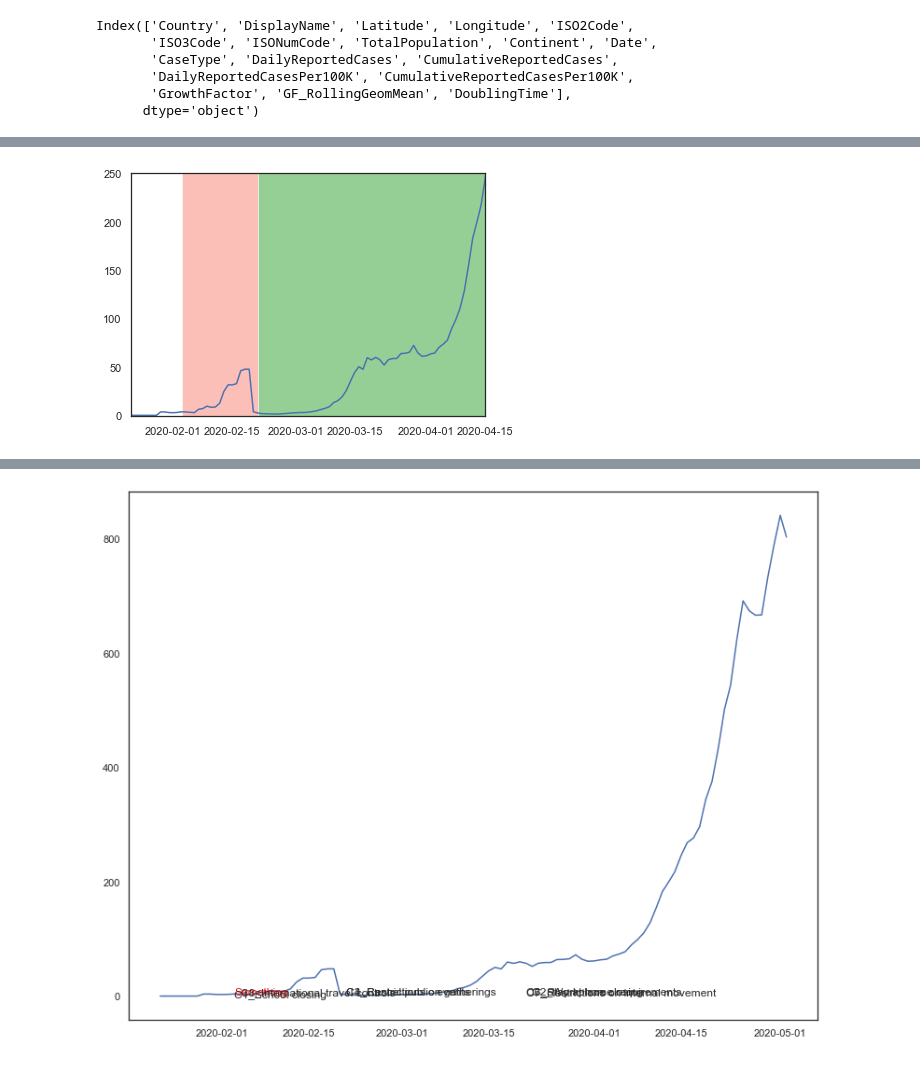
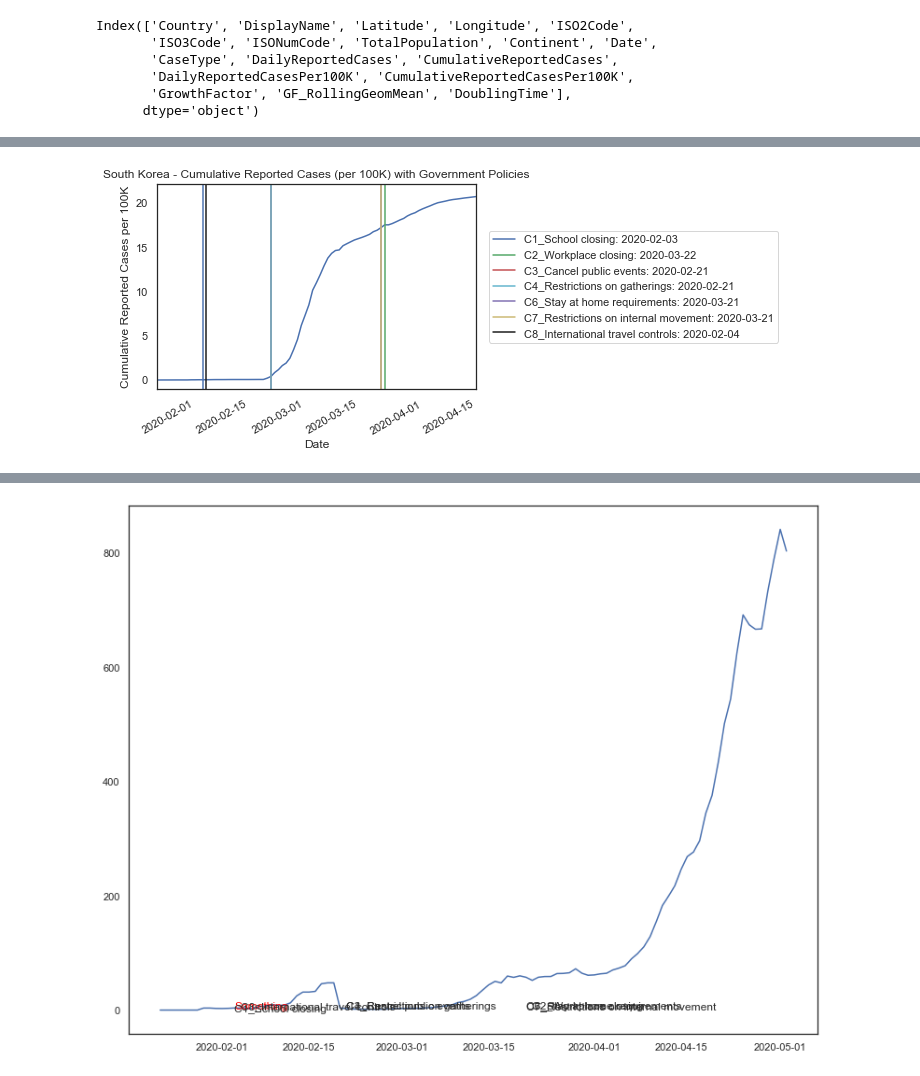
Before and after one commit to mediasittich/covid19-dash-app, a Jupyter notebook: notebooks/Response Notebook.ipynb, the cells around one changed output, grey strips where cells are left out. Cells and saved outputs as stored; diff of their text form; code cells hidden in the pictures.

Commit message:
update map colors, export figures, add ref for oxford dataset

```diff
--- a/notebooks/Response Notebook.ipynb
+++ b/notebooks/Response Notebook.ipynb
@@ -399,0 +414,13 @@ Index(['Country', 'DisplayName', 'Latitude', 'Longitude', 'ISO2Code',
+# %%
+for idx, i in enumerate(x_s):
+    fig.add_annotation(
+        x=i,
+        y=y_s[i]+3,
+        text= list(korea_dict.keys())[i]
+    )
+
+fig.add_annotation(
+        x=x_s[0],
+        y=y_s[0],
+        text= list(korea_dict.keys())[0]
+    )
@@ -399,0 +487,4 @@ Index(['Country', 'DisplayName', 'Latitude', 'Longitude', 'ISO2Code',
+# %%
+labels = list(korea_dict.keys())
+labels[0]
+korea_dict
@@ -400,21 +502,36 @@ Index(['Country', 'DisplayName', 'Latitude', 'Longitude', 'ISO2Code',
 # %%
-fig, ax = plt.subplots(figsize=(11,8.5))
+fig, ax = plt.subplots(figsize=(12,9))
 
 fig = plt.figure()
 ax = fig.add_subplot(111)
 
-ax.plot(korea_covid['DoublingTime'])
+ax.plot(korea_covid['CumulativeReportedCasesPer100K'])
+colors = ['b', 'g', 'r', 'c', 'w', 'm', 'y', 'k']
+
+for idx, i in enumerate(x_s):
+    if korea_dict[labels[idx]]:
+        plt.axvline(
+            datetime.strptime(i, '%Y-%m-%d'),
+            label= labels[idx] + ': ' + i,
+            c=colors[idx]
+        )
 
 start = datetime.strptime('2020-02-03', '%Y-%m-%d')
 end = datetime.strptime('2020-04-15', '%Y-%m-%d')
-ax.axvspan(start, datetime.strptime('2020-02-21', '%Y-%m-%d'), facecolor='#fa8072', alpha=0.5)
-ax.axvspan(datetime.strptime('2020-02-21', '%Y-%m-%d'), end, facecolor='#2ca02c', alpha=0.5)
+#ax.axvspan(start, datetime.strptime('2020-02-21', '%Y-%m-%d'), facecolor='#fa8072', alpha=0.5)
+#ax.axvspan(datetime.strptime('2020-02-21', '%Y-%m-%d'), end, facecolor='#2ca02c', alpha=0.5)
 ax.set_xlim(datetime.strptime('2020-01-22', '%Y-%m-%d'), datetime.strptime('2020-04-15', '%Y-%m-%d'))
-ax.set_ylim(-1, 250)
+#ax.set_ylim(-1, 250)
+ax.set_xlabel('Date')
+ax.set_ylabel('Cumulative Reported Cases per 100K')
+plt.title('South Korea - Cumulative Reported Cases (per 100K) with Government Policies')
+ax.format_xdata = mdates.DateFormatter('%d %m')
 plt.tight_layout()
+plt.legend(bbox_to_anchor=(1.04,0.5), loc="center left", borderaxespad=0)
+fig.autofmt_xdate()
 
 #fig.savefig(saveloc)
 plt.show()
 # %% [output]
 [figure]
-[figure, old version]
+[figure, new version]
```
Also changed, not shown: parts of 12 cells of this notebook, 6 other files.
